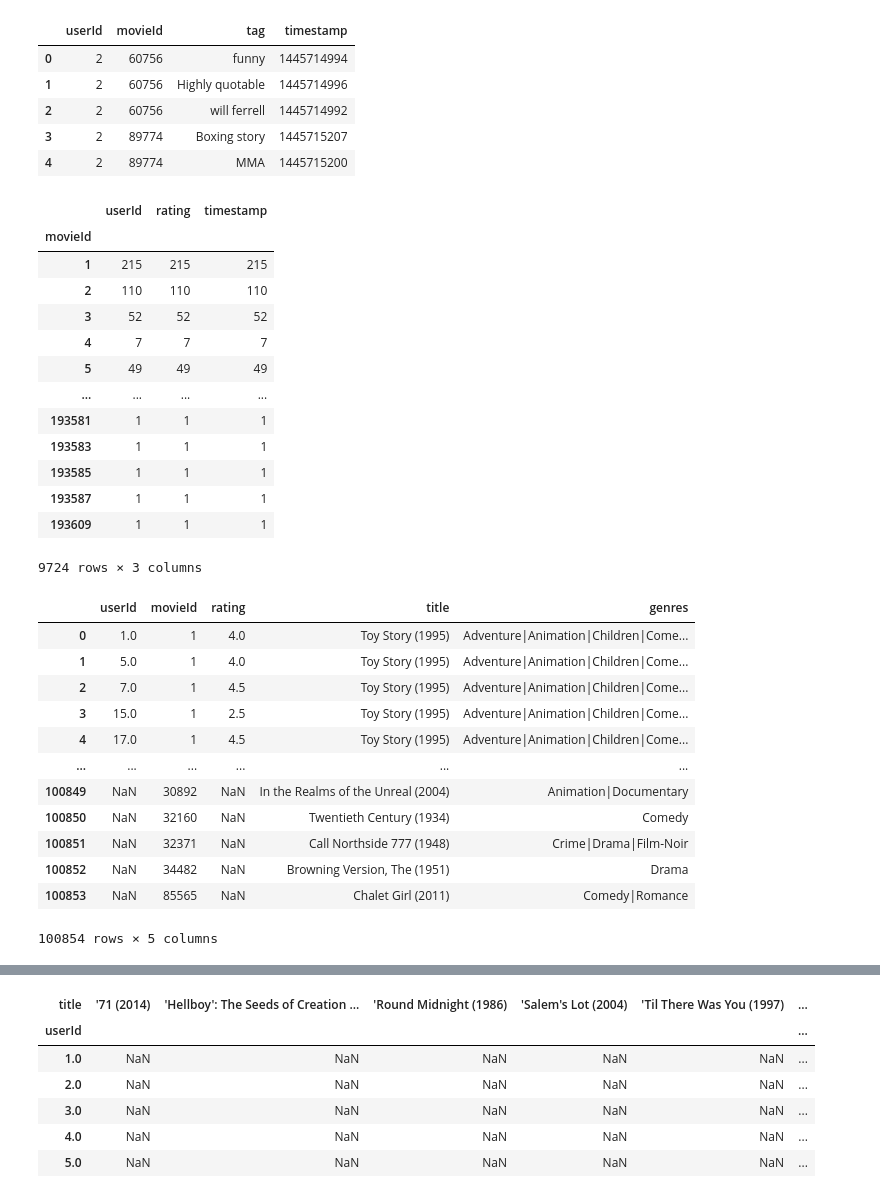
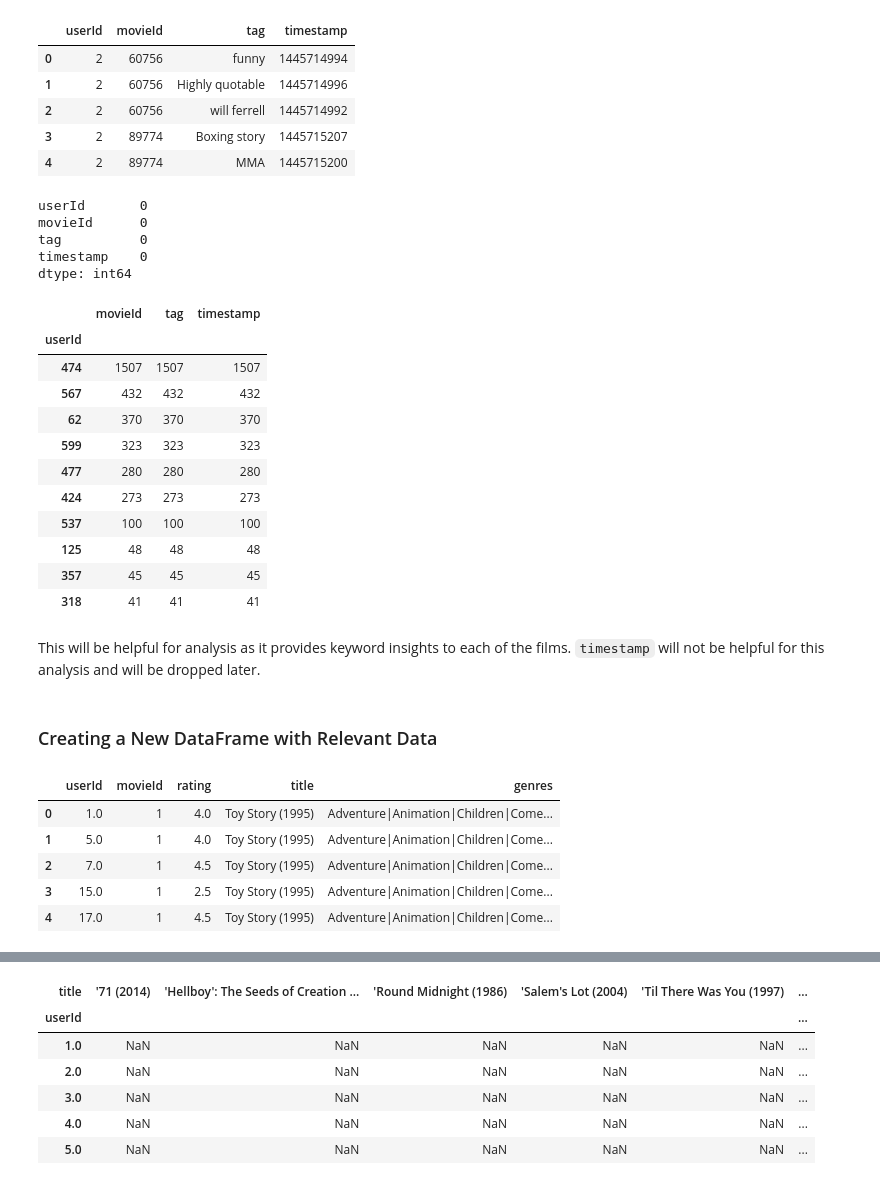
Before and after one commit to JasmineHuang25/rec-systems-project, a Jupyter notebook: Matt_notebook.ipynb, the cells around one changed output, grey strips where cells are left out. Cells and saved outputs as stored; diff of their text form; code cells hidden in the pictures.

```diff
--- a/Matt_notebook.ipynb
+++ b/Matt_notebook.ipynb
@@ -90,21 +198,32 @@ tags_df.head()
 | 2 | 2 | 60756 | will ferrell | 1445714992 |
 | 3 | 2 | 89774 | Boxing story | 1445715207 |
 | 4 | 2 | 89774 | MMA | 1445715200 |
-# %%
-ratings_df.groupby('movieId').count()
-# %% [output]
-|  | userId | rating | timestamp |
-| movieId |  |  |  |
-| 1 | 215 | 215 | 215 |
-| 2 | 110 | 110 | 110 |
-| 3 | 52 | 52 | 52 |
-| 4 | 7 | 7 | 7 |
-| 5 | 49 | 49 | 49 |
-| ... | ... | ... | ... |
-| 193581 | 1 | 1 | 1 |
-| 193583 | 1 | 1 | 1 |
-| 193585 | 1 | 1 | 1 |
-| 193587 | 1 | 1 | 1 |
-| 193609 | 1 | 1 | 1 |
-9724 rows × 3 columns
+# %%
+tags_df.isna().sum()
+# %% [output]
+userId       0
+movieId      0
+tag          0
+timestamp    0
+dtype: int64
+# %%
+# users with the most comments on movies
+tags_df.groupby('userId').count().sort_values('tag', ascending=False).head(10)
+# %% [output]
+|  | movieId | tag | timestamp |
+| userId |  |  |  |
+| 474 | 1507 | 1507 | 1507 |
+| 567 | 432 | 432 | 432 |
+| 62 | 370 | 370 | 370 |
+| 599 | 323 | 323 | 323 |
+| 477 | 280 | 280 | 280 |
+| 424 | 273 | 273 | 273 |
+| 537 | 100 | 100 | 100 |
+| 125 | 48 | 48 | 48 |
+| 357 | 45 | 45 | 45 |
+| 318 | 41 | 41 | 41 |
+# %% [markdown]
+This will be helpful for analysis as it provides keyword insights to each of the films. `timestamp` will not be helpful for this analysis and will be dropped later.
+# %% [markdown]
+### Creating a New DataFrame with Relevant Data
 # %%
@@ -113,6 +234,6 @@ new_ratings_df = ratings_df.drop('timestamp', axis=1).copy()
 merged_df = new_ratings_df.merge(movies_df, how='outer', on='movieId')
 # %%
-merged_df
+merged_df.head()
 # %% [output]
 |  | userId | movieId | rating | title | genres |
 | 0 | 1.0 | 1 | 4.0 | Toy Story (1995) | Adventure|Animation|Children|Come... |
@@ -120,10 +241,3 @@ merged_df
 | 2 | 7.0 | 1 | 4.5 | Toy Story (1995) | Adventure|Animation|Children|Come... |
 | 3 | 15.0 | 1 | 2.5 | Toy Story (1995) | Adventure|Animation|Children|Come... |
 | 4 | 17.0 | 1 | 4.5 | Toy Story (1995) | Adventure|Animation|Children|Come... |
-| ... | ... | ... | ... | ... | ... |
-| 100849 | NaN | 30892 | NaN | In the Realms of the Unreal (2004) | Animation|Documentary |
-| 100850 | NaN | 32160 | NaN | Twentieth Century (1934) | Comedy |
-| 100851 | NaN | 32371 | NaN | Call Northside 777 (1948) | Crime|Drama|Film-Noir |
-| 100852 | NaN | 34482 | NaN | Browning Version, The (1951) | Drama |
-| 100853 | NaN | 85565 | NaN | Chalet Girl (2011) | Comedy|Romance |
-100854 rows × 5 columns
```
Also changed, not shown: parts of 95 cells of this notebook.
